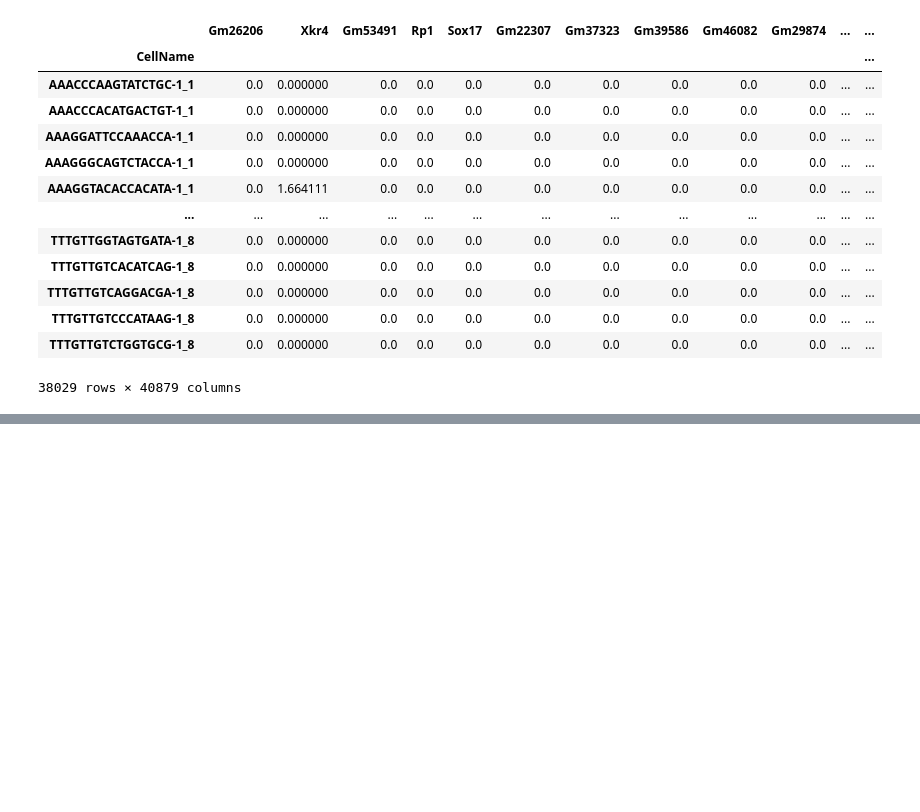
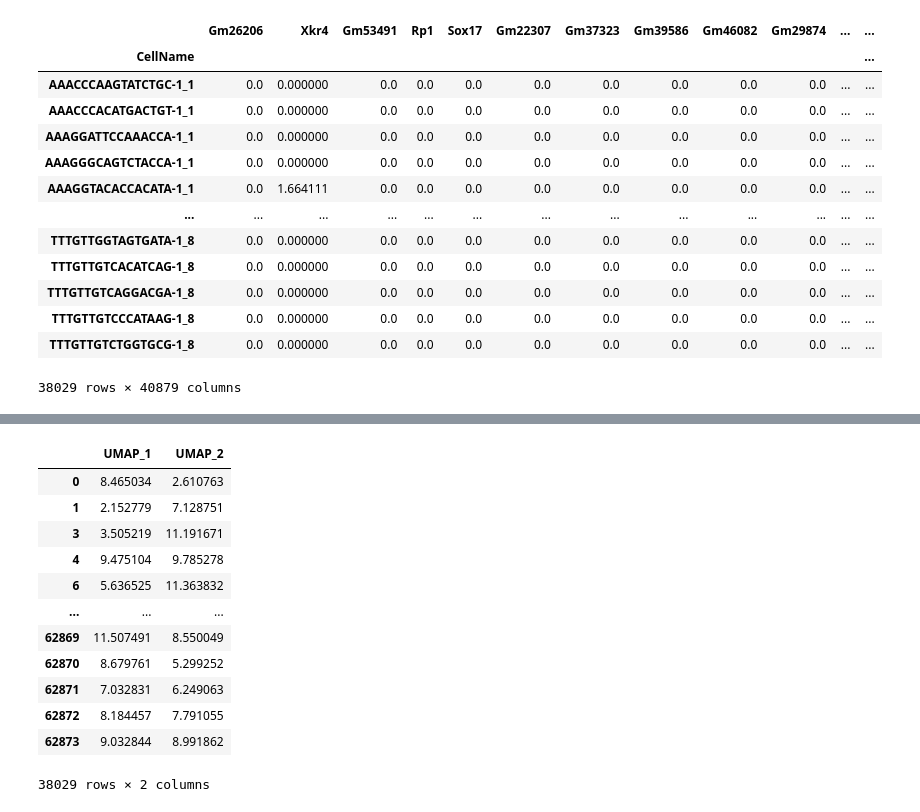
Before and after one commit to AvarGoksu/ILPSFC_RNAseq, a Jupyter notebook: 06_Parasite_Clustering.ipynb, the cells around one changed output, grey strips where cells are left out. Saved outputs shown, nothing was run; the diff lists cells and outputs as text; code cells hidden in the pictures; blank space fills up the shorter version.

```diff
--- a/06_Parasite_Clustering.ipynb
+++ b/06_Parasite_Clustering.ipynb
@@ -234,0 +248,18 @@ df.to_csv('/vol/ExtraVol/Parasite_Clustered.csv')
+# %%
+umap_df = pd.DataFrame(adata.obsm["X_umap"], index=adata.obs_names)
+umap_df.columns = ['UMAP_1', 'UMAP_2']
+umap_df
+# %% [output]
+|  | UMAP_1 | UMAP_2 |
+| 0 | 8.465034 | 2.610763 |
+| 1 | 2.152779 | 7.128751 |
+| 3 | 3.505219 | 11.191671 |
+| 4 | 9.475104 | 9.785278 |
+| 6 | 5.636525 | 11.363832 |
+| ... | ... | ... |
+| 62869 | 11.507491 | 8.550049 |
+| 62870 | 8.679761 | 5.299252 |
+| 62871 | 7.032831 | 6.249063 |
+| 62872 | 8.184457 | 7.791055 |
+| 62873 | 9.032844 | 8.991862 |
+38029 rows × 2 columns
```
Also changed, not shown: parts of 9 cells of this notebook, 1 other file.
